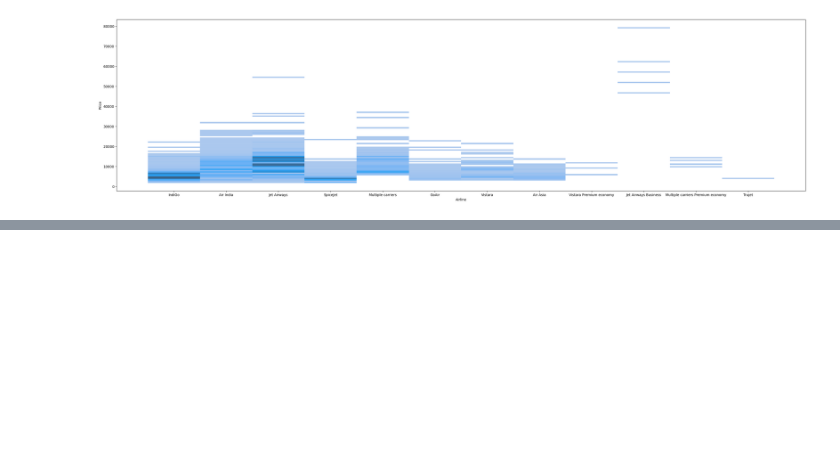
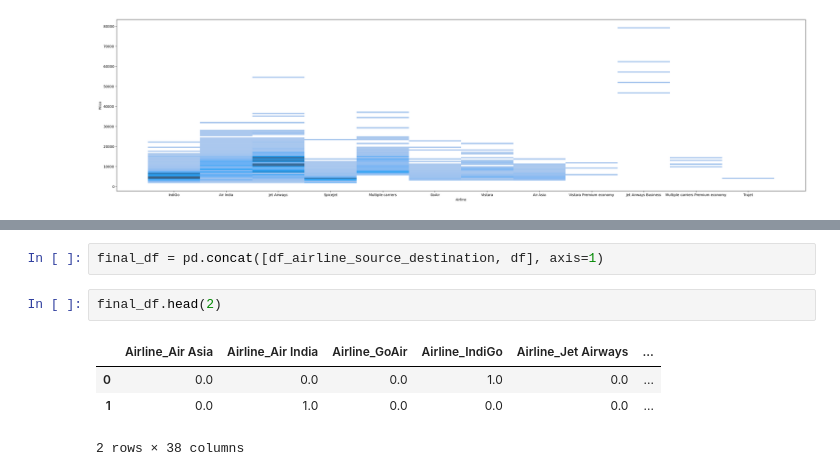
Before and after one commit to wizzy-abhishek/Data-Processing-Basics, a Jupyter notebook: 03_EDA/01_flight_dataclean.ipynb, the cells around one changed output, grey strips where cells are left out. Cells and saved outputs as stored; diff of their text form; blank space fills up the shorter version.

```diff
--- a/03_EDA/01_flight_dataclean.ipynb
+++ b/03_EDA/01_flight_dataclean.ipynb
@@ -296,0 +320,9 @@ sns.histplot(x= df['Airline'], y = df['Price'])
+# %%
+final_df = pd.concat([df_airline_source_destination, df], axis=1)
+# %%
+final_df.head(2)
+# %% [output]
+|  | Airline_Air Asia | Airline_Air India | Airline_GoAir | Airline_IndiGo | Airline_Jet Airways | ... |
+| 0 | 0.0 | 0.0 | 0.0 | 1.0 | 0.0 | ... |
+| 1 | 0.0 | 1.0 | 0.0 | 0.0 | 0.0 | ... |
+2 rows × 38 columns
```
Also changed, not shown: parts of 8 cells of this notebook, 2 other files.
